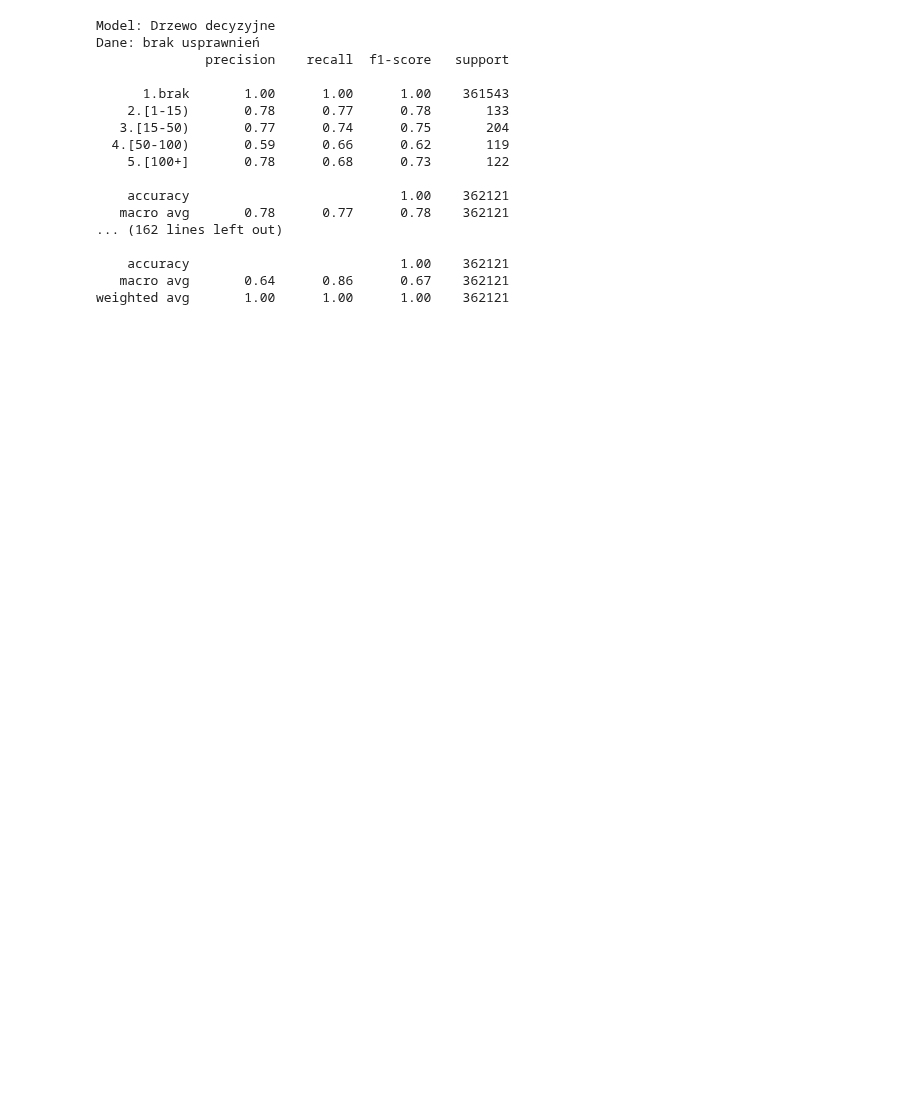
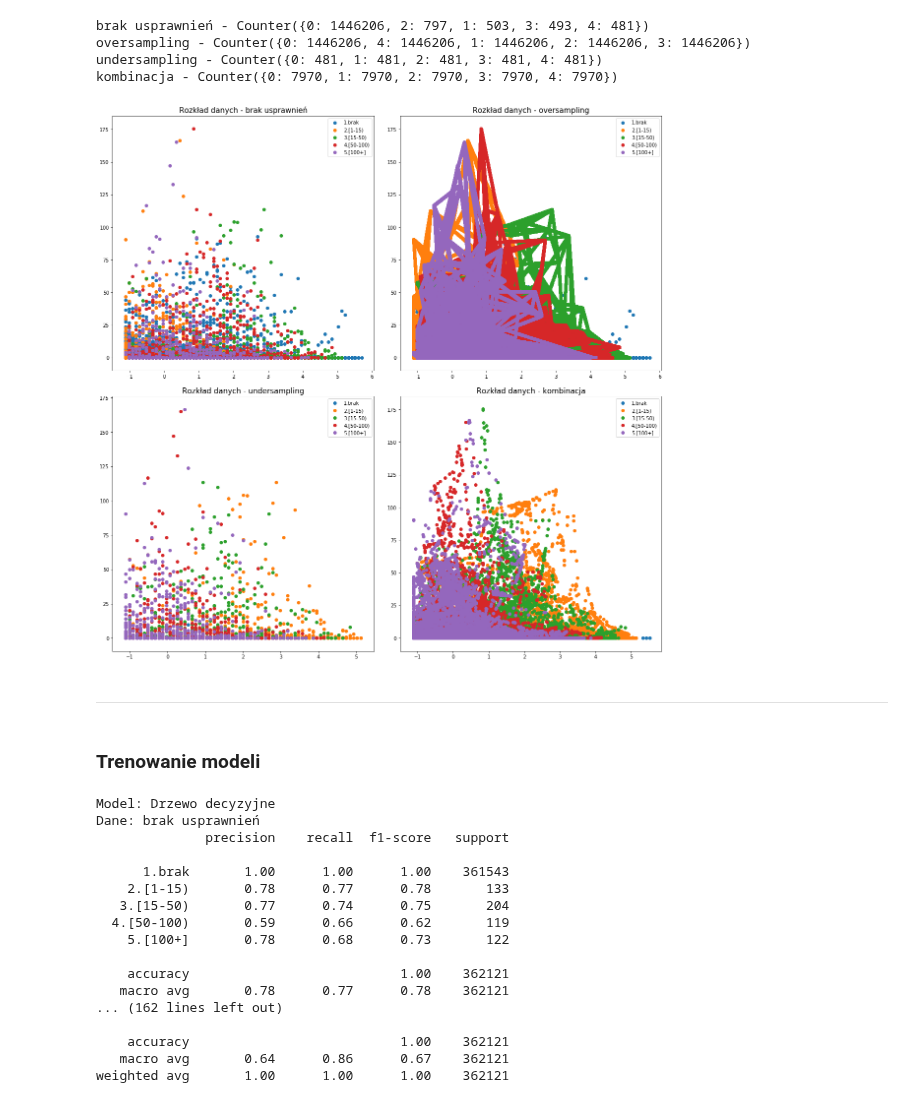
Before and after one commit to DuDiiC/engineering-thesis, a Jupyter notebook: notebooks/classification.ipynb, the cells around one changed output. Drawn from its saved outputs; the diff is of its cells as text; code cells hidden in the pictures; blank space fills up the shorter version.

```diff
--- a/notebooks/classification.ipynb
+++ b/notebooks/classification.ipynb
@@ -17,6 +28,48 @@ from joblib import dump
 training_set_path = '../data/training_set/'
 models_save_path = '../data/models/classification/'
 results_save_path = '../results/classification/'
+# %%
+def visualize_data_sampling(x_num, y_num, X_trains, y_trains, group_names,
+                            data_labels, save_path, size_x=20, size_y=20):
+    """
+    Odpowiada za wyświetlenie rozkładu danych w przystępnej formie dla różnych wersji przygotowanycj danych.
+
+    Parameters
+    ----------
+    x_num : int
+        ilośc wierszy w siatce wykresów
+    y_num : int
+        ilość kolumn w siatce wykresów
+    X_trains : list
+        lista tablic danych treningowych
+    y_trains : list
+        lista wektorów etykiet odpowiadających danym treningowym
+    group_names : list
+        lista zawierająca informacje o klasach zdefiniowanych dla procesu klasyfikacji
+    data_labels : list
+        lista podtytułów dla poszczególnych wykresów (zawiera informacje o sposobie przygotowania próbek)
+    save_path : str
+        ścieżka, pod którą zostanie zapisany wygenerowany wykres (zawierający nazwę pliku wraz z rozszerzeniem)
+    size_x : int, optional
+        szerokość wykresu
+    size_y : int, optional
+        wysokość wykresu
+    """
+    fig = plt.figure(figsize=(size_x, size_y))
+    fig.subplots_adjust(hspace=0.10, wspace=0.1)
+
+    for X, y, data_label, i in zip(X_trains, y_trains, data_labels, range(1, x_num*y_num+1)):
+        ax = fig.add_subplot(x_num, y_num, i)
+        counter = Counter(y)
+        print(f'{data_label} - {counter}')
+        for label, _ in counter.items():
+            row_ix = np.where(y == label)[0]
+            ax.scatter(X[row_ix, 0], X[row_ix, 1], label=str(label))
+        ax.legend(group_names)
+        ax.set_title(f'Rozkład danych - {data_label}', fontsize=15)
+
+    plt.savefig(save_path)
+    plt.show()
 # %%
 def classification_summary(model, name, data_label, labels,
                            X_train, X_test, y_train, y_test, save_path):
@@ -196,3 +257,16 @@ from sklearn.ensemble import RandomForestClassifier, HistGradientBoostingClassif
+# %%
+visualize_data_sampling(2, 2, X_trains, y_trains, group_names, data_labels,
+                        results_save_path + 'rozkład danych.jpg')
+# %% [output]
+brak usprawnień - Counter({0: 1446206, 2: 797, 1: 503, 3: 493, 4: 481})
+oversampling - Counter({0: 1446206, 4: 1446206, 1: 1446206, 2: 1446206, 3: 1446206})
+undersampling - Counter({0: 481, 1: 481, 2: 481, 3: 481, 4: 481})
+kombinacja - Counter({0: 7970, 1: 7970, 2: 7970, 3: 7970, 4: 7970})
+[figure, added]
+# %% [markdown]
+---
+# %% [markdown]
+### Trenowanie modeli
 # %%
 models = [
     [
```
Also changed, not shown: parts of 11 cells of this notebook, 5 other files.
